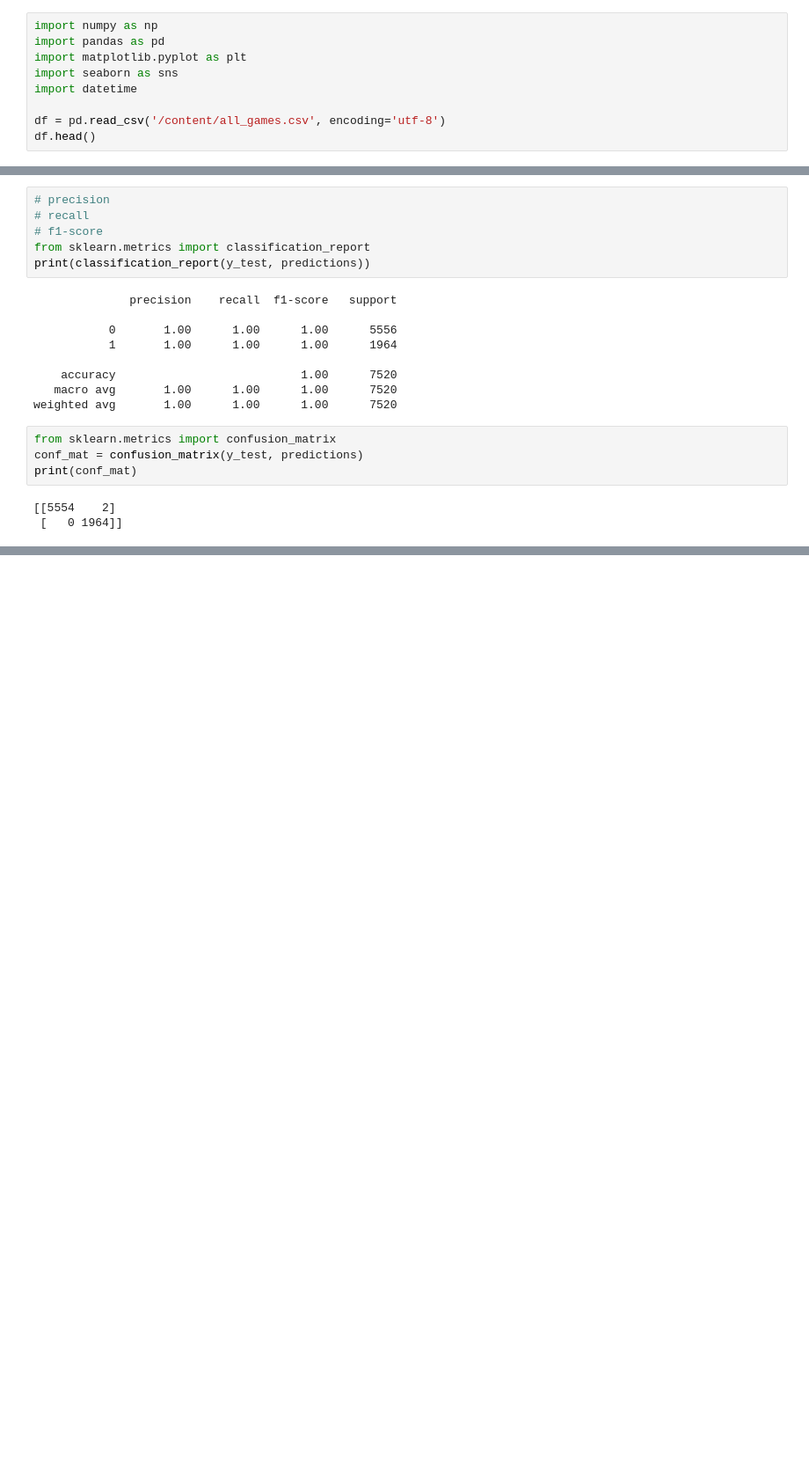
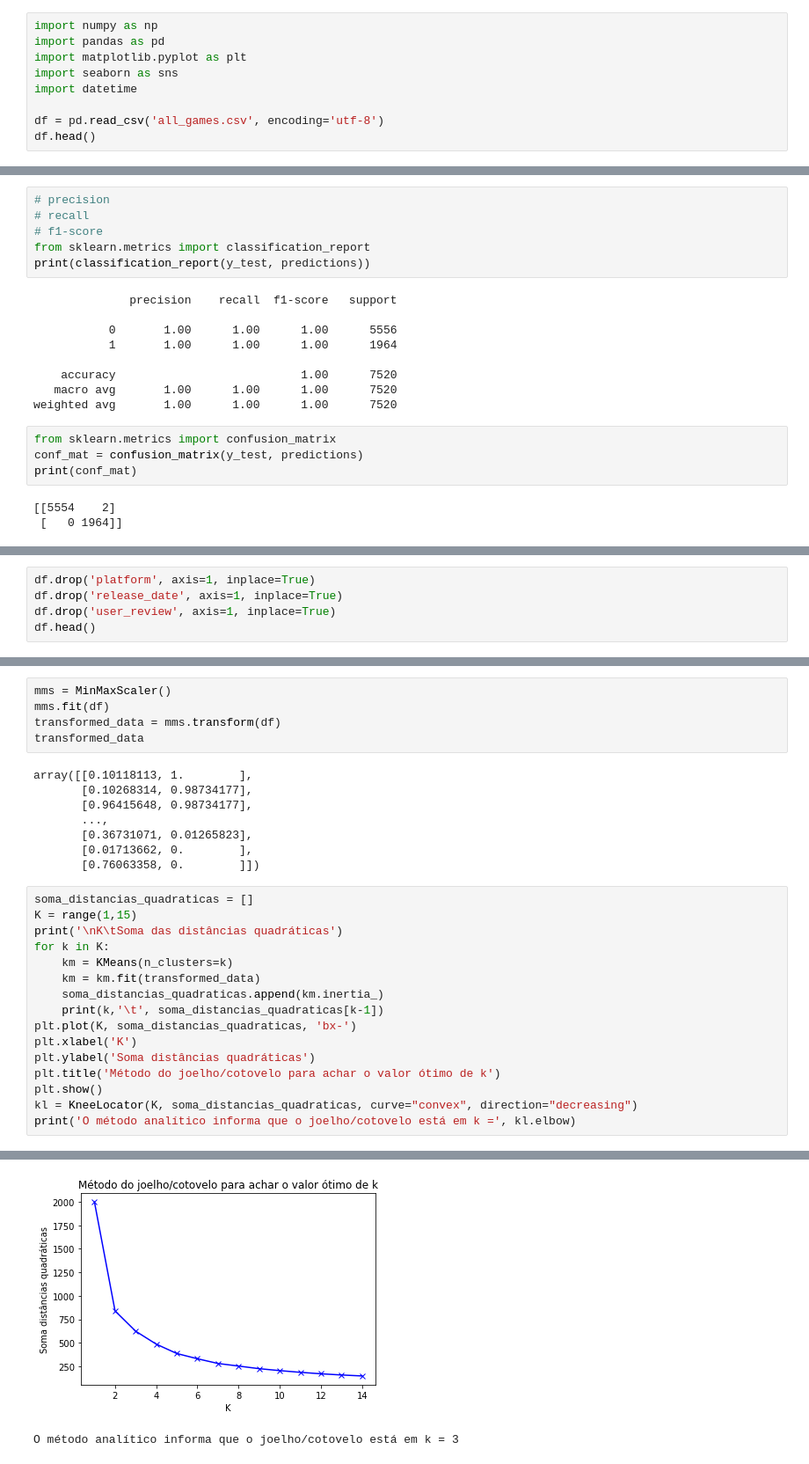
Before and after one commit to LPestana18/Projeto-Games, a Jupyter notebook: gamesia/gamesIA.ipynb, the cells around one changed output, grey strips where cells are left out. Shown: that part at 88% size. Drawn from its saved outputs; the diff is of its cells as text; blank space fills up the shorter version.

Commit message:
Metodo joelho/cotovelo

```diff
--- a/gamesia/gamesIA.ipynb
+++ b/gamesia/gamesIA.ipynb
@@ -15,7 +15,7 @@ import matplotlib.pyplot as plt
 import seaborn as sns
 import datetime
 
-df = pd.read_csv('/content/all_games.csv', encoding='utf-8')
+df = pd.read_csv('all_games.csv', encoding='utf-8')
 df.head()
 # %% [output]
 |  | name | platform | release_date | summary | meta_score | user_review |
@@ -526,0 +566,5 @@ print(conf_mat)
+# %%
+df.drop('platform', axis=1, inplace=True)
+df.drop('release_date', axis=1, inplace=True)
+df.drop('user_review', axis=1, inplace=True)
+df.head()
@@ -526,0 +578,30 @@ print(conf_mat)
+# %%
+mms = MinMaxScaler()
+mms.fit(df)
+transformed_data = mms.transform(df)
+transformed_data
+# %% [output]
+array([[0.10118113, 1.        ],
+       [0.10268314, 0.98734177],
+       [0.96415648, 0.98734177],
+       ...,
+       [0.36731071, 0.01265823],
+       [0.01713662, 0.        ],
+       [0.76063358, 0.        ]])
+# %%
+soma_distancias_quadraticas = []
+K = range(1,15)
+print('\nK\tSoma das distâncias quadráticas')
+for k in K:
+    km = KMeans(n_clusters=k)
+    km = km.fit(transformed_data)
+    soma_distancias_quadraticas.append(km.inertia_)
+    print(k,'\t', soma_distancias_quadraticas[k-1])
+plt.plot(K, soma_distancias_quadraticas, 'bx-')
+plt.xlabel('K')
+plt.ylabel('Soma distâncias quadráticas')
+plt.title('Método do joelho/cotovelo para achar o valor ótimo de k')
+plt.show()
+kl = KneeLocator(K, soma_distancias_quadraticas, curve="convex", direction="decreasing")
+print('O método analítico informa que o joelho/cotovelo está em k =', kl.elbow)
+# %% [output]
@@ -526,0 +623,2 @@ print(conf_mat)
+[figure, added]
+O método analítico informa que o joelho/cotovelo está em k = 3
```
Also changed, not shown: parts of 6 cells of this notebook.
